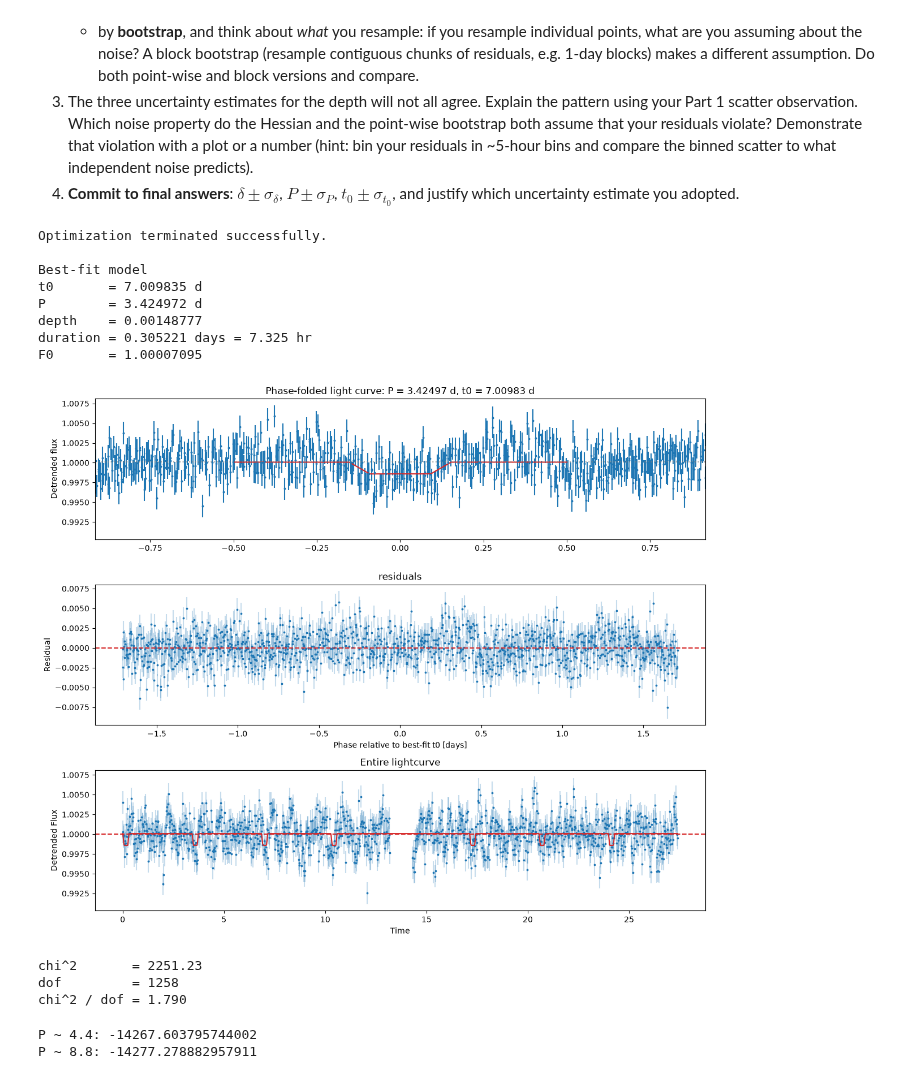
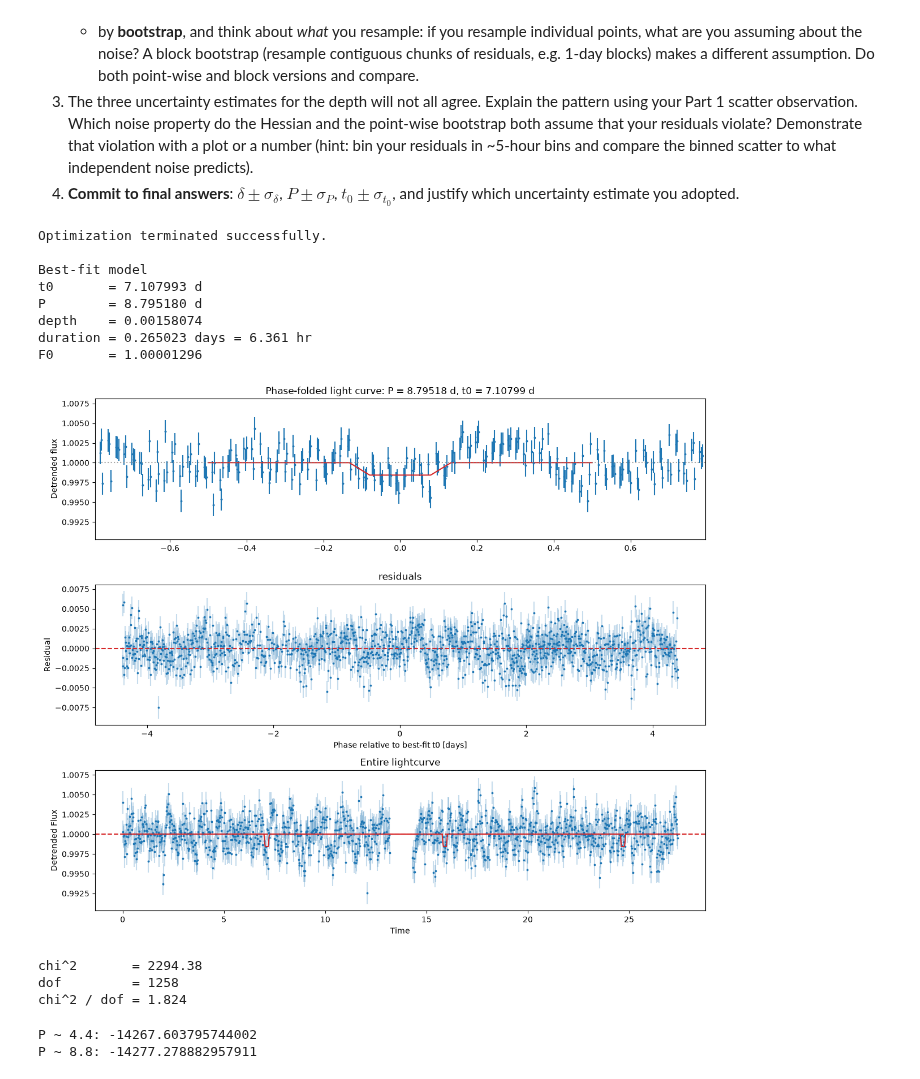
Before and after one commit to AustinMathison/ast457_2026_Fall, a Jupyter notebook: submissions/cmemery2/lab03.ipynb, the cells around one changed output. Saved outputs shown, nothing was run; the diff lists cells and outputs as text; code cells hidden in the pictures.

```diff
--- a/submissions/cmemery2/lab03.ipynb
+++ b/submissions/cmemery2/lab03.ipynb
@@ -317,7 +317,7 @@ def fit_transit(x0):
                     options={'xatol': 1e-8, 'fatol': 1e-8, 'maxiter': 5000})
 
 x0 = np.array([7.1, 8.79, 0.001, 0.25, 1.0])
-x0 = np.array([7.1, 1.709070907090709*2, 0.001, 0.25, 1.0])
+# x0 = np.array([7.1, 1.709070907090709*2, 0.001, 0.25, 1.0])
 res = fit_transit(x0)
 t0_fit, P_fit, depth_fit, T_fit, F0_fit = res.x
 
@@ -353,42 +353,42 @@ ax[1].scatter(phase, residuals, s=3)
 ax[1].axhline(0, color='tab:red', ls='--')
 ax[1].set_xlabel("Phase relative to best-fit t0 [days]")
 ax[1].set_ylabel("Residual")
 ax[1].set_title("residuals")
 
 ax[2].errorbar(t, flux_detrended, yerr=sigma_detrended, fmt='.', ms=2, alpha=.25)
 ax[2].scatter(t, flux_detrended, s=3)
 ax[2].plot(t, model_phase2, color='tab:red')
 ax[2].axhline(1, color='tab:red', ls='--')
 ax[2].set_xlabel("Time")
 ax[2].set_ylabel("Detrended Flux")
 ax[2].set_title("Entire lightcurve")
 
 zoom = max(0.5, 3 * T_fit)
 ax[0].set_xlim(-zoom, zoom)
 
 plt.tight_layout()
 plt.show()
 
 
 
 chi2 = np.sum(residuals**2 / sigma_detrended**2)
 dof = len(t) - len(res.x)
 print(f"chi^2       = {chi2:.2f}")
 print(f"dof         = {dof}")
 print(f"chi^2 / dof = {chi2/dof:.3f}")
 # %% [output]
 Optimization terminated successfully.
 
 Best-fit model
-t0       = 7.009835 d
-P        = 3.424972 d
-depth    = 0.00148777
-duration = 0.305221 days = 7.325 hr
-F0       = 1.00007095
+t0       = 7.107993 d
+P        = 8.795180 d
+depth    = 0.00158074
+duration = 0.265023 days = 6.361 hr
+F0       = 1.00001296
-[figure, old version]
+[figure, new version]
-chi^2       = 2251.23
+chi^2       = 2294.38
 dof         = 1258
-chi^2 / dof = 1.790
+chi^2 / dof = 1.824
 # %%
 res_half = fit_transit(np.array([7.1, 8.79/2, 0.001, 0.25, 1.0]))
 res_full = fit_transit(np.array([7.1, 8.79, 0.001, 0.25, 1.0]))
```
Also changed, not shown: parts of 12 cells of this notebook.
